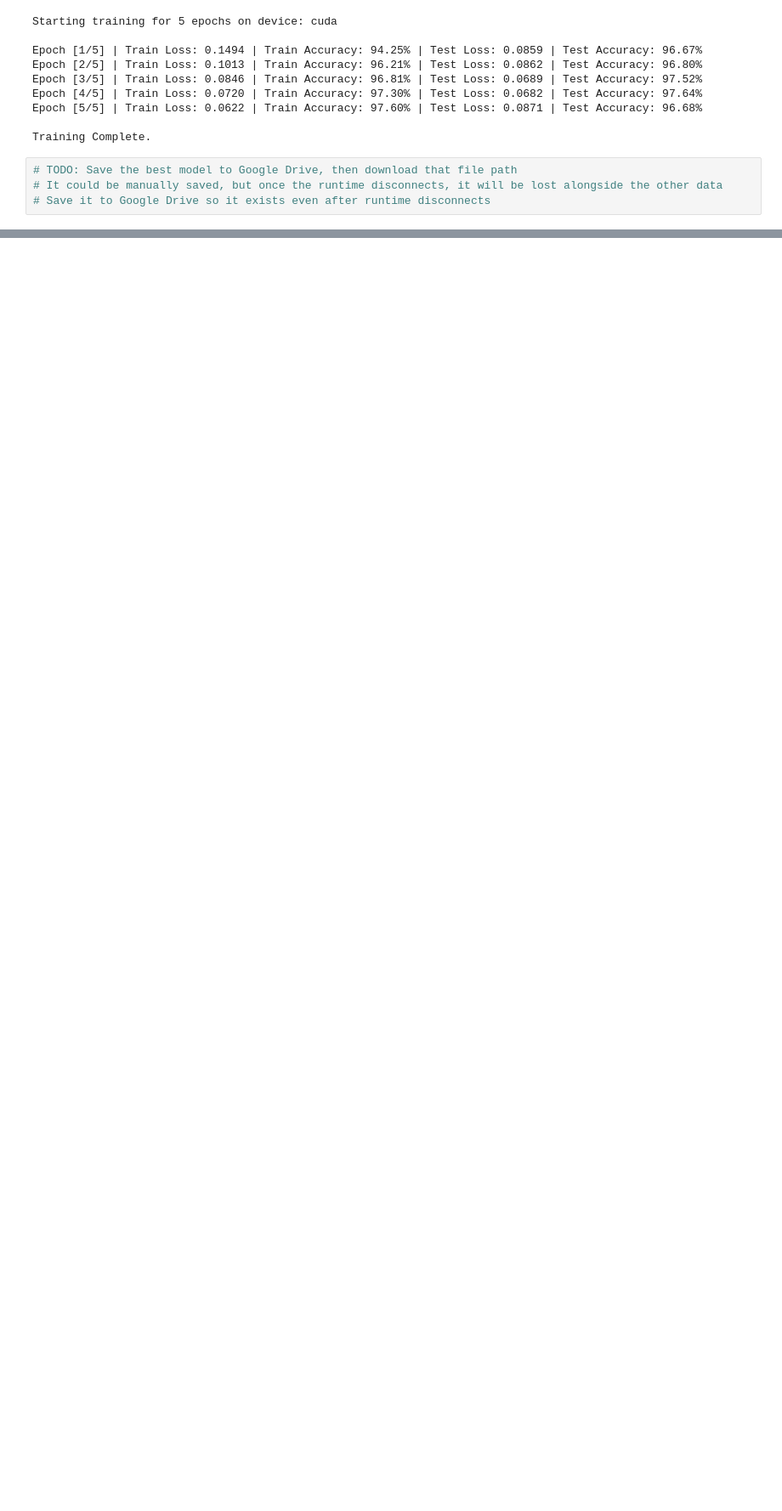
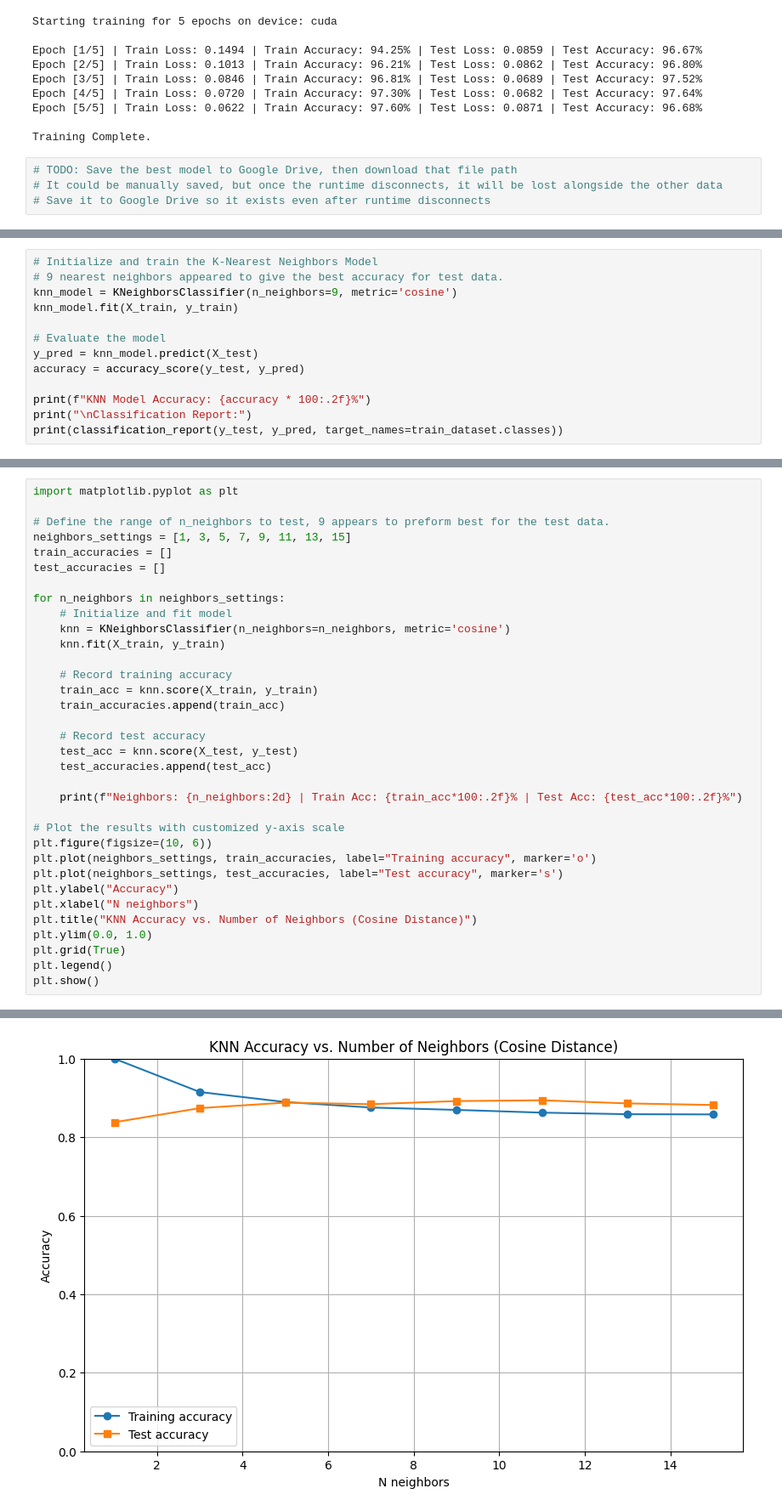
Before and after one commit to MatthewPena2/AI-vs-Real-Image-Analyzer, a Jupyter notebook: EfficientNetB0.ipynb, the cells around one changed output, grey strips where cells are left out. Shown at 85% size. Drawn from its saved outputs; the diff is of its cells as text; blank space fills up the shorter version.

Commit message:
Transformed data to make it more suitable for KNN classifier. Added KNN classifier and tests to see which number of K neighbors is best.

```diff
--- a/EfficientNetB0.ipynb
+++ b/EfficientNetB0.ipynb
@@ -238,0 +279,13 @@ Training Complete.
+# %%
+# Initialize and train the K-Nearest Neighbors Model
+# 9 nearest neighbors appeared to give the best accuracy for test data.
+knn_model = KNeighborsClassifier(n_neighbors=9, metric='cosine')
+knn_model.fit(X_train, y_train)
+
+# Evaluate the model
+y_pred = knn_model.predict(X_test)
+accuracy = accuracy_score(y_test, y_pred)
+
+print(f"KNN Model Accuracy: {accuracy * 100:.2f}%")
+print("\nClassification Report:")
+print(classification_report(y_test, y_pred, target_names=train_dataset.classes))
@@ -238,0 +304,35 @@ Training Complete.
+# %%
+import matplotlib.pyplot as plt
+
+# Define the range of n_neighbors to test, 9 appears to preform best for the test data.
+neighbors_settings = [1, 3, 5, 7, 9, 11, 13, 15]
+train_accuracies = []
+test_accuracies = []
+
+for n_neighbors in neighbors_settings:
+    # Initialize and fit model
+    knn = KNeighborsClassifier(n_neighbors=n_neighbors, metric='cosine')
+    knn.fit(X_train, y_train)
+
+    # Record training accuracy
+    train_acc = knn.score(X_train, y_train)
+    train_accuracies.append(train_acc)
+
+    # Record test accuracy
+    test_acc = knn.score(X_test, y_test)
+    test_accuracies.append(test_acc)
+
+    print(f"Neighbors: {n_neighbors:2d} | Train Acc: {train_acc*100:.2f}% | Test Acc: {test_acc*100:.2f}%")
+
+# Plot the results with customized y-axis scale
+plt.figure(figsize=(10, 6))
+plt.plot(neighbors_settings, train_accuracies, label="Training accuracy", marker='o')
+plt.plot(neighbors_settings, test_accuracies, label="Test accuracy", marker='s')
+plt.ylabel("Accuracy")
+plt.xlabel("N neighbors")
+plt.title("KNN Accuracy vs. Number of Neighbors (Cosine Distance)")
+plt.ylim(0.0, 1.0)
+plt.grid(True)
+plt.legend()
+plt.show()
+# %% [output]
@@ -238,0 +347 @@ Training Complete.
+[figure, added]
```
Also changed, not shown: parts of 4 cells of this notebook.
